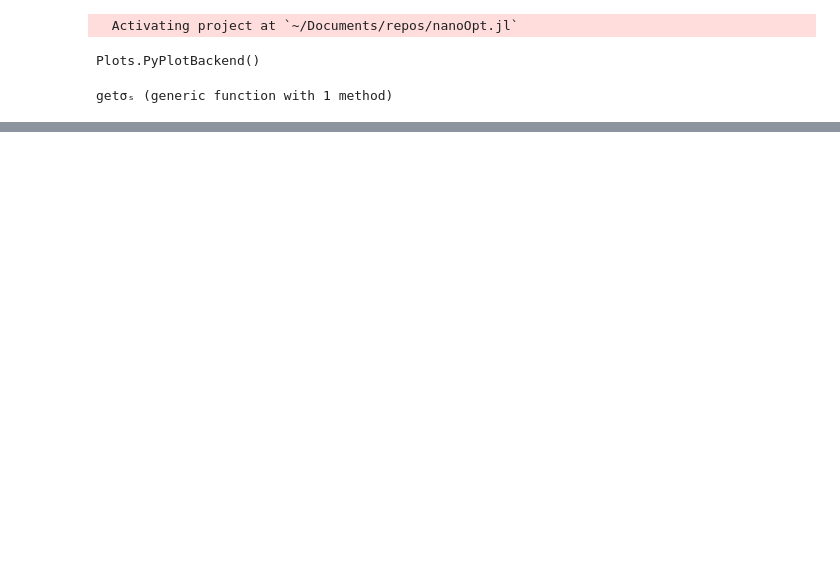
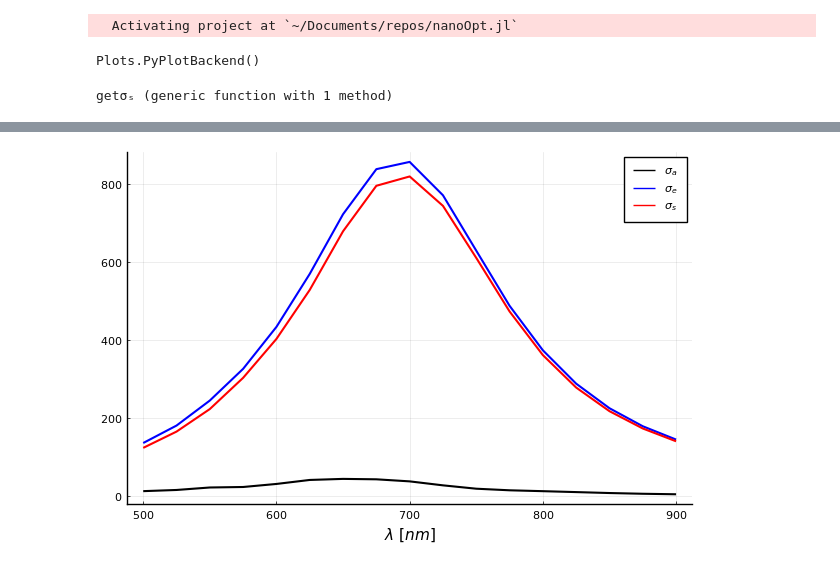
Before and after one commit to Gabmtzz/nanoOpt.jl, a Jupyter notebook: notebook/scatter2d/sc2D_2.ipynb, the cells around one changed output, grey strips where cells are left out. Saved outputs shown, nothing was run; the diff lists cells and outputs as text; code cells hidden in the pictures; blank space fills up the shorter version.

```diff
--- a/notebook/scatter2d/sc2D_2.ipynb
+++ b/notebook/scatter2d/sc2D_2.ipynb
@@ -63,0 +61,12 @@ rpos
+# %%
+σₐArr = getσₐ(m,k₀,mat1,mat2,str,dThr,α);
+# %%
+σₑArr = getσₑ(m,k₀,mat1,mat2,str,dThr,r,α);
+# %%
+σₛArr = getσₛ(m,k₀,mat1,mat2,str,dThr,r,α);
+# %%
+plot(2π./k₀,σₐArr,c=:black,lw=1.5,label=L"σ_a")
+plot!(2π./k₀,σₑArr,c=:blue,lw=1.5,label=L"σ_e")
+plot!(2π./k₀,σₛArr,c=:red,lw=1.5,label=L"σ_s",xlabel=L"\lambda~[nm]",)
+# %% [output]
+[figure, added]
```
Also changed, not shown: parts of 12 cells of this notebook, 3 other files.
